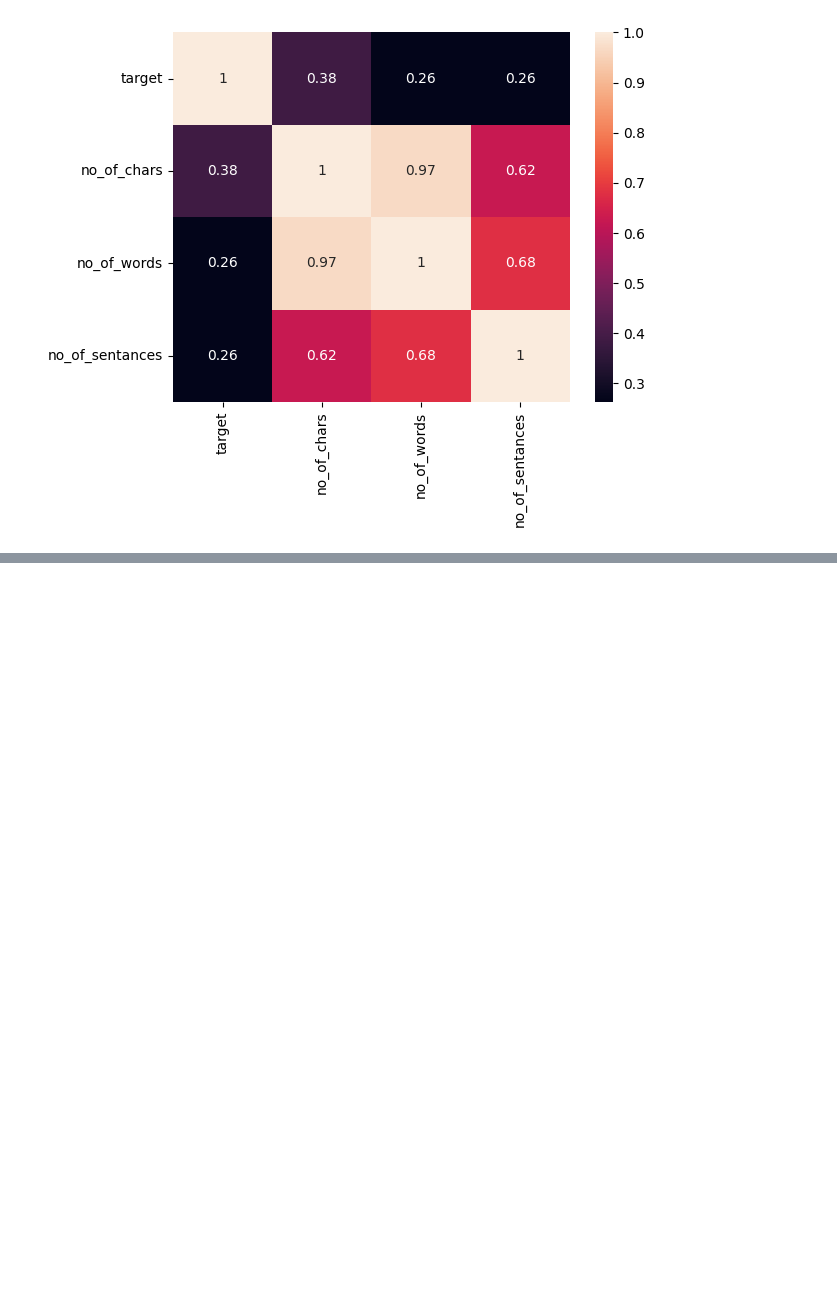
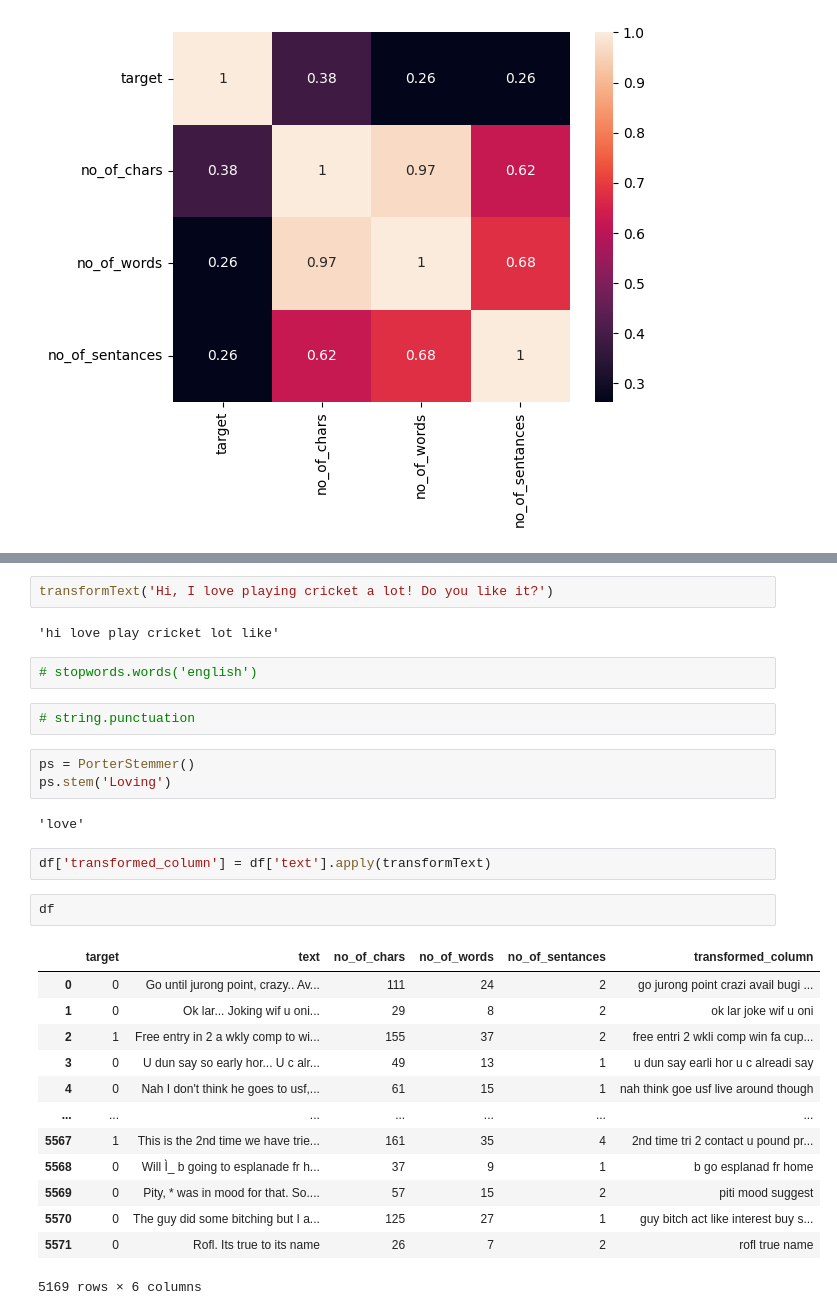
Before and after one commit to HarshXtech/real-world-machine-learning-project, a Jupyter notebook: spam-email-classifier/sms spam classifier.ipynb, the cells around one changed output, grey strips where cells are left out. Cells and saved outputs as stored; diff of their text form; blank space fills up the shorter version.

```diff
--- a/spam-email-classifier/sms spam classifier.ipynb
+++ b/spam-email-classifier/sms spam classifier.ipynb
@@ -198,0 +234,31 @@ sns.heatmap(df[['target', 'no_of_chars', 'no_of_words', 'no_of_sentances']] .cor
+# %%
+transformText('Hi, I love playing cricket a lot! Do you like it?')
+# %% [output]
+'hi love play cricket lot like'
+# %%
+# stopwords.words('english')
+# %%
+# string.punctuation
+# %%
+ps = PorterStemmer()
+ps.stem('Loving')
+# %% [output]
+'love'
+# %%
+df['transformed_column'] = df['text'].apply(transformText)
+# %%
+df
+# %% [output]
+|  | target | text | no_of_chars | no_of_words | no_of_sentances | transformed_column |
+| 0 | 0 | Go until jurong point, crazy.. Av... | 111 | 24 | 2 | go jurong point crazi avail bugi ... |
+| 1 | 0 | Ok lar... Joking wif u oni... | 29 | 8 | 2 | ok lar joke wif u oni |
+| 2 | 1 | Free entry in 2 a wkly comp to wi... | 155 | 37 | 2 | free entri 2 wkli comp win fa cup... |
+| 3 | 0 | U dun say so early hor... U c alr... | 49 | 13 | 1 | u dun say earli hor u c alreadi say |
+| 4 | 0 | Nah I don't think he goes to usf,... | 61 | 15 | 1 | nah think goe usf live around though |
+| ... | ... | ... | ... | ... | ... | ... |
+| 5567 | 1 | This is the 2nd time we have trie... | 161 | 35 | 4 | 2nd time tri 2 contact u pound pr... |
+| 5568 | 0 | Will Ì_ b going to esplanade fr h... | 37 | 9 | 1 | b go esplanad fr home |
+| 5569 | 0 | Pity, * was in mood for that. So.... | 57 | 15 | 2 | piti mood suggest |
+| 5570 | 0 | The guy did some bitching but I a... | 125 | 27 | 1 | guy bitch act like interest buy s... |
+| 5571 | 0 | Rofl. Its true to its name | 26 | 7 | 2 | rofl true name |
+5169 rows × 6 columns
```
Also changed, not shown: parts of 7 cells of this notebook.
